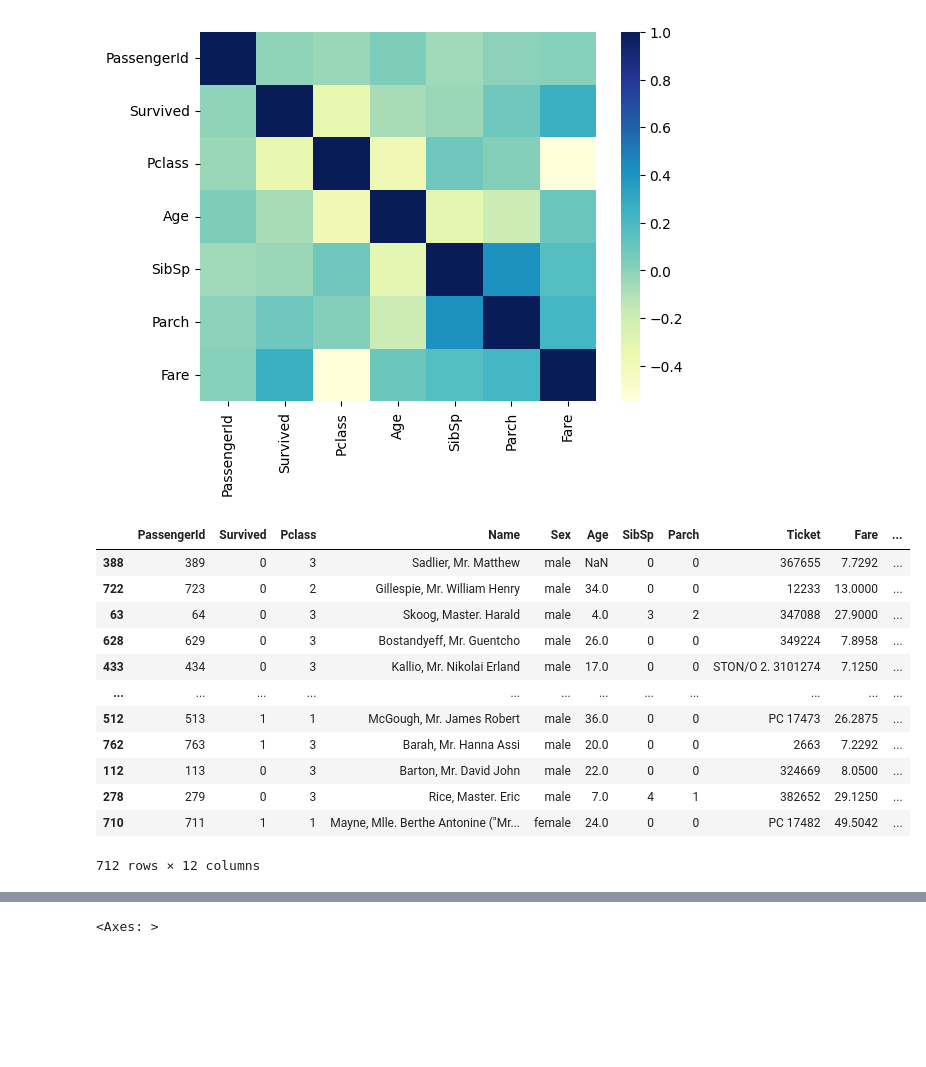
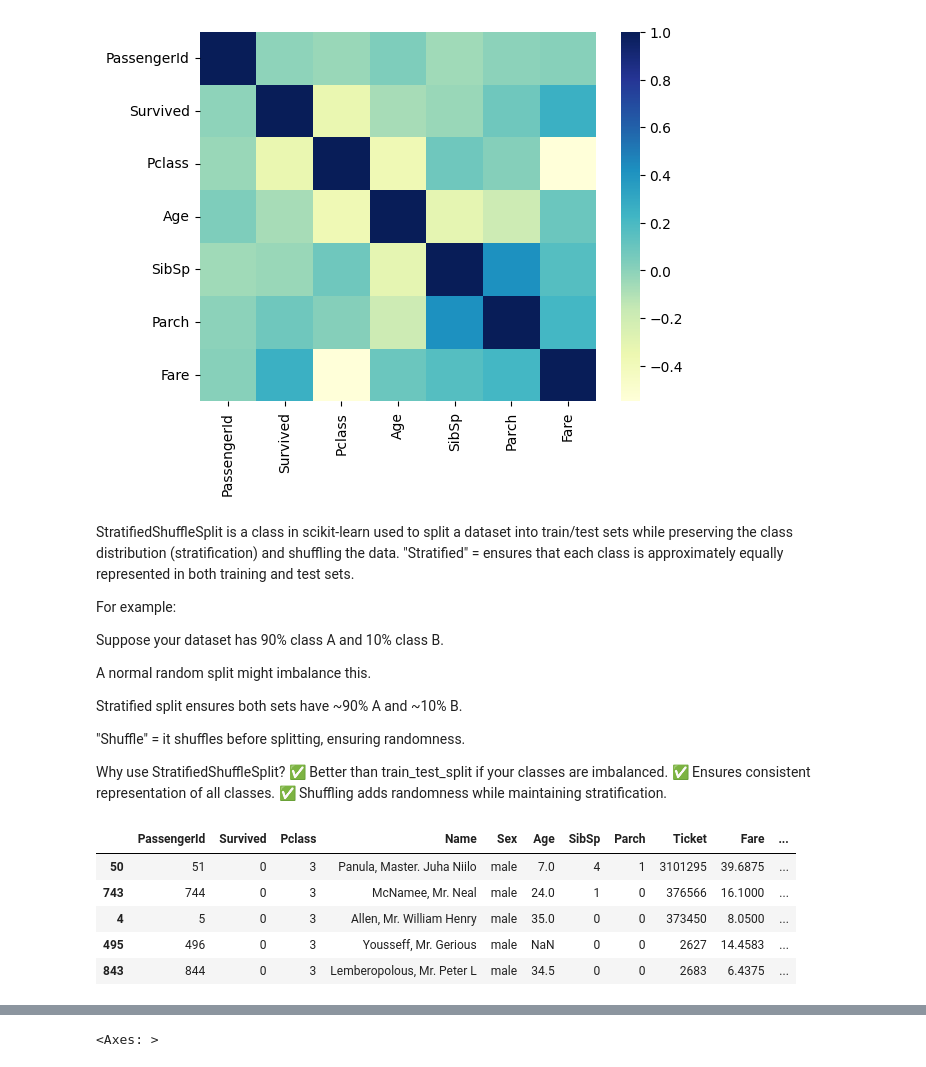
Before and after one commit to atif0911/AIML, a Jupyter notebook: MiniProjects/Titanic/Titanic.ipynb, the cells around one changed output, grey strips where cells are left out. Saved outputs shown, nothing was run; the diff lists cells and outputs as text; code cells hidden in the pictures; blank space fills up the shorter version.

Commit message:
MiniProjects for Machine Learning Number 2

```diff
--- a/MiniProjects/Titanic/Titanic.ipynb
+++ b/MiniProjects/Titanic/Titanic.ipynb
@@ -22,8 +17,8 @@ import pandas as pd
 import numpy as np
 import matplotlib.pyplot as plt
 # %%
-train=pd.read_csv('drive/MyDrive/Titanic/train.csv')
-test=pd.read_csv('drive/MyDrive/Titanic/test.csv')
+train=pd.read_csv('train.csv')
+test=pd.read_csv('test.csv')
 # %%
 print(train.shape)
 print(test.shape)
@@ -144,27 +139,38 @@ sns.heatmap(eg.corr(),cmap="YlGnBu")
 plt.show()
 # %% [output]
 [figure]
+# %% [markdown]
+StratifiedShuffleSplit is a class in scikit-learn used to split a dataset into train/test sets while preserving the class distribution (stratification) and shuffling the data.
+"Stratified" = ensures that each class is approximately equally represented in both training and test sets.
+
+For example:
+
+Suppose your dataset has 90% class A and 10% class B.
+
+A normal random split might imbalance this.
+
+Stratified split ensures both sets have ~90% A and ~10% B.
+
+"Shuffle" = it shuffles before splitting, ensuring randomness.
+
+Why use StratifiedShuffleSplit?
+✅ Better than train_test_split if your classes are imbalanced.
+✅ Ensures consistent representation of all classes.
+✅ Shuffling adds randomness while maintaining stratification.
 # %%
 from sklearn.model_selection import StratifiedShuffleSplit
 # %%
 split=StratifiedShuffleSplit(n_splits=1,test_size=0.2)
 for train_indices,test_indices in split.split(train,train[["Survived",'Pclass','Sex']]):
   s_train=train.loc[train_indices]
-  s_test=train.loc[test_indices]
+  s_val=train.loc[test_indices]
 # %%
-s_train
+s_train.head()
 # %% [output]
 |  | PassengerId | Survived | Pclass | Name | Sex | Age | SibSp | Parch | Ticket | Fare | ... |
-| 388 | 389 | 0 | 3 | Sadlier, Mr. Matthew | male | NaN | 0 | 0 | 367655 | 7.7292 | ... |
-| 722 | 723 | 0 | 2 | Gillespie, Mr. William Henry | male | 34.0 | 0 | 0 | 12233 | 13.0000 | ... |
-| 63 | 64 | 0 | 3 | Skoog, Master. Harald | male | 4.0 | 3 | 2 | 347088 | 27.9000 | ... |
-| 628 | 629 | 0 | 3 | Bostandyeff, Mr. Guentcho | male | 26.0 | 0 | 0 | 349224 | 7.8958 | ... |
-| 433 | 434 | 0 | 3 | Kallio, Mr. Nikolai Erland | male | 17.0 | 0 | 0 | STON/O 2. 3101274 | 7.1250 | ... |
-| ... | ... | ... | ... | ... | ... | ... | ... | ... | ... | ... | ... |
-| 512 | 513 | 1 | 1 | McGough, Mr. James Robert | male | 36.0 | 0 | 0 | PC 17473 | 26.2875 | ... |
-| 762 | 763 | 1 | 3 | Barah, Mr. Hanna Assi | male | 20.0 | 0 | 0 | 2663 | 7.2292 | ... |
-| 112 | 113 | 0 | 3 | Barton, Mr. David John | male | 22.0 | 0 | 0 | 324669 | 8.0500 | ... |
-| 278 | 279 | 0 | 3 | Rice, Master. Eric | male | 7.0 | 4 | 1 | 382652 | 29.1250 | ... |
-| 710 | 711 | 1 | 1 | Mayne, Mlle. Berthe Antonine ("Mr... | female | 24.0 | 0 | 0 | PC 17482 | 49.5042 | ... |
+| 50 | 51 | 0 | 3 | Panula, Master. Juha Niilo | male | 7.0 | 4 | 1 | 3101295 | 39.6875 | ... |
+| 743 | 744 | 0 | 3 | McNamee, Mr. Neal | male | 24.0 | 1 | 0 | 376566 | 16.1000 | ... |
+| 4 | 5 | 0 | 3 | Allen, Mr. William Henry | male | 35.0 | 0 | 0 | 373450 | 8.0500 | ... |
+| 495 | 496 | 0 | 3 | Yousseff, Mr. Gerious | male | NaN | 0 | 0 | 2627 | 14.4583 | ... |
+| 843 | 844 | 0 | 3 | Lemberopolous, Mr. Peter L | male | 34.5 | 0 | 0 | 2683 | 6.4375 | ... |
-712 rows × 12 columns
 # %%
```
Also changed, not shown: parts of 36 cells of this notebook, 3 other files.
